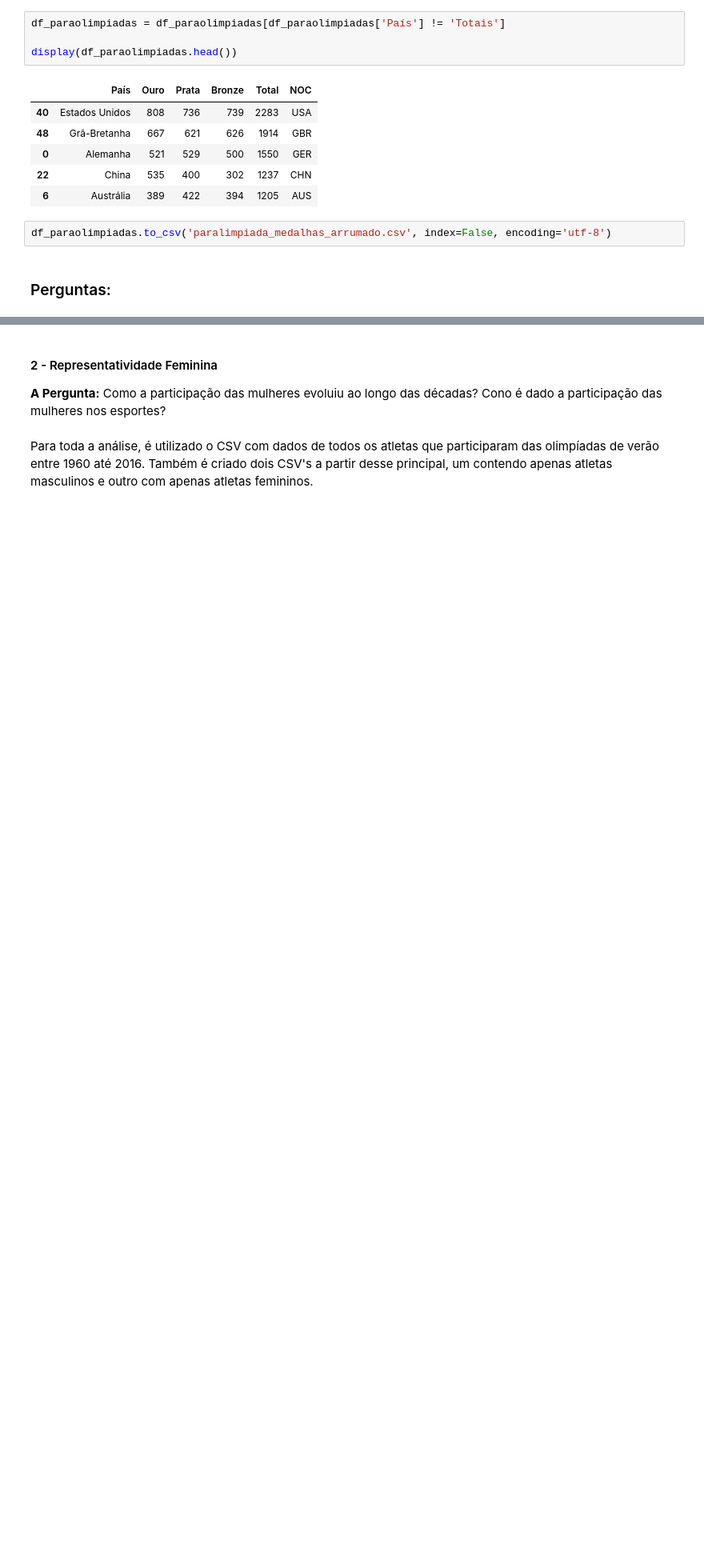
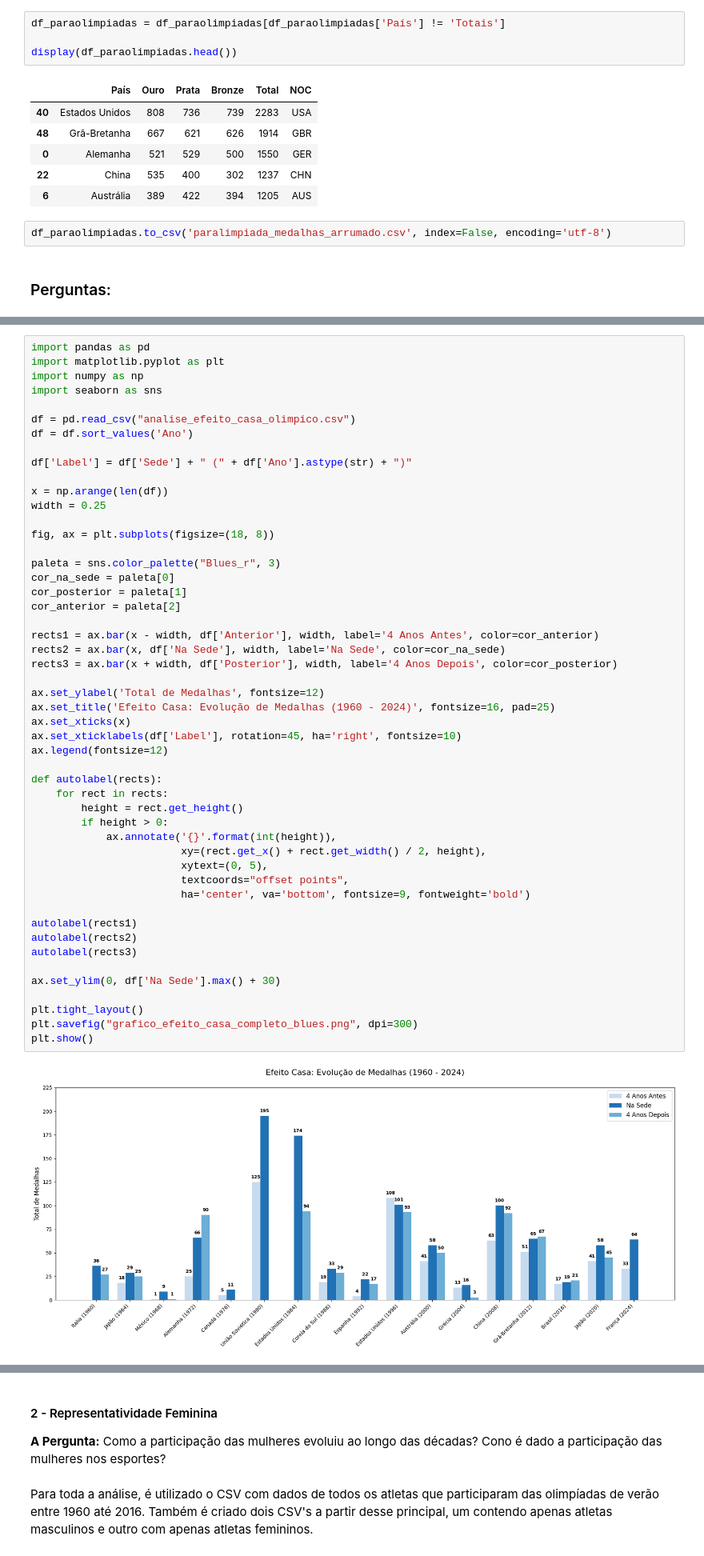
Before and after one commit to ClaraCaldas/Projeto-ICD, a Jupyter notebook: RELATORIO.ipynb, the cells around one changed output, grey strips where cells are left out. Shown at 80% size. Cells and saved outputs as stored; diff of their text form; blank space fills up the shorter version.

```diff
--- a/RELATORIO.ipynb
+++ b/RELATORIO.ipynb
@@ -546,0 +610,52 @@ df_paraolimpiadas.to_csv('paralimpiada_medalhas_arrumado.csv', index=False, enco
+# %%
+import pandas as pd
+import matplotlib.pyplot as plt
+import numpy as np
+import seaborn as sns
+
+df = pd.read_csv("analise_efeito_casa_olimpico.csv")
+df = df.sort_values('Ano')
+
+df['Label'] = df['Sede'] + " (" + df['Ano'].astype(str) + ")"
+
+x = np.arange(len(df))
+width = 0.25
+
+fig, ax = plt.subplots(figsize=(18, 8))
+
+paleta = sns.color_palette("Blues_r", 3)
+cor_na_sede = paleta[0]
+cor_posterior = paleta[1]
+cor_anterior = paleta[2]
+
+rects1 = ax.bar(x - width, df['Anterior'], width, label='4 Anos Antes', color=cor_anterior)
+rects2 = ax.bar(x, df['Na Sede'], width, label='Na Sede', color=cor_na_sede)
+rects3 = ax.bar(x + width, df['Posterior'], width, label='4 Anos Depois', color=cor_posterior)
+
+ax.set_ylabel('Total de Medalhas', fontsize=12)
+ax.set_title('Efeito Casa: Evolução de Medalhas (1960 - 2024)', fontsize=16, pad=25)
+ax.set_xticks(x)
+ax.set_xticklabels(df['Label'], rotation=45, ha='right', fontsize=10)
+ax.legend(fontsize=12)
+
+def autolabel(rects):
+    for rect in rects:
+        height = rect.get_height()
+        if height > 0:
+            ax.annotate('{}'.format(int(height)),
+                        xy=(rect.get_x() + rect.get_width() / 2, height),
+                        xytext=(0, 5),
+                        textcoords="offset points",
+                        ha='center', va='bottom', fontsize=9, fontweight='bold')
+
+autolabel(rects1)
+autolabel(rects2)
+autolabel(rects3)
+
+ax.set_ylim(0, df['Na Sede'].max() + 30)
+
+plt.tight_layout()
+plt.savefig("grafico_efeito_casa_completo_blues.png", dpi=300)
+plt.show()
+# %% [output]
+[figure, added]
```
Also changed, not shown: parts of 20 cells of this notebook.
